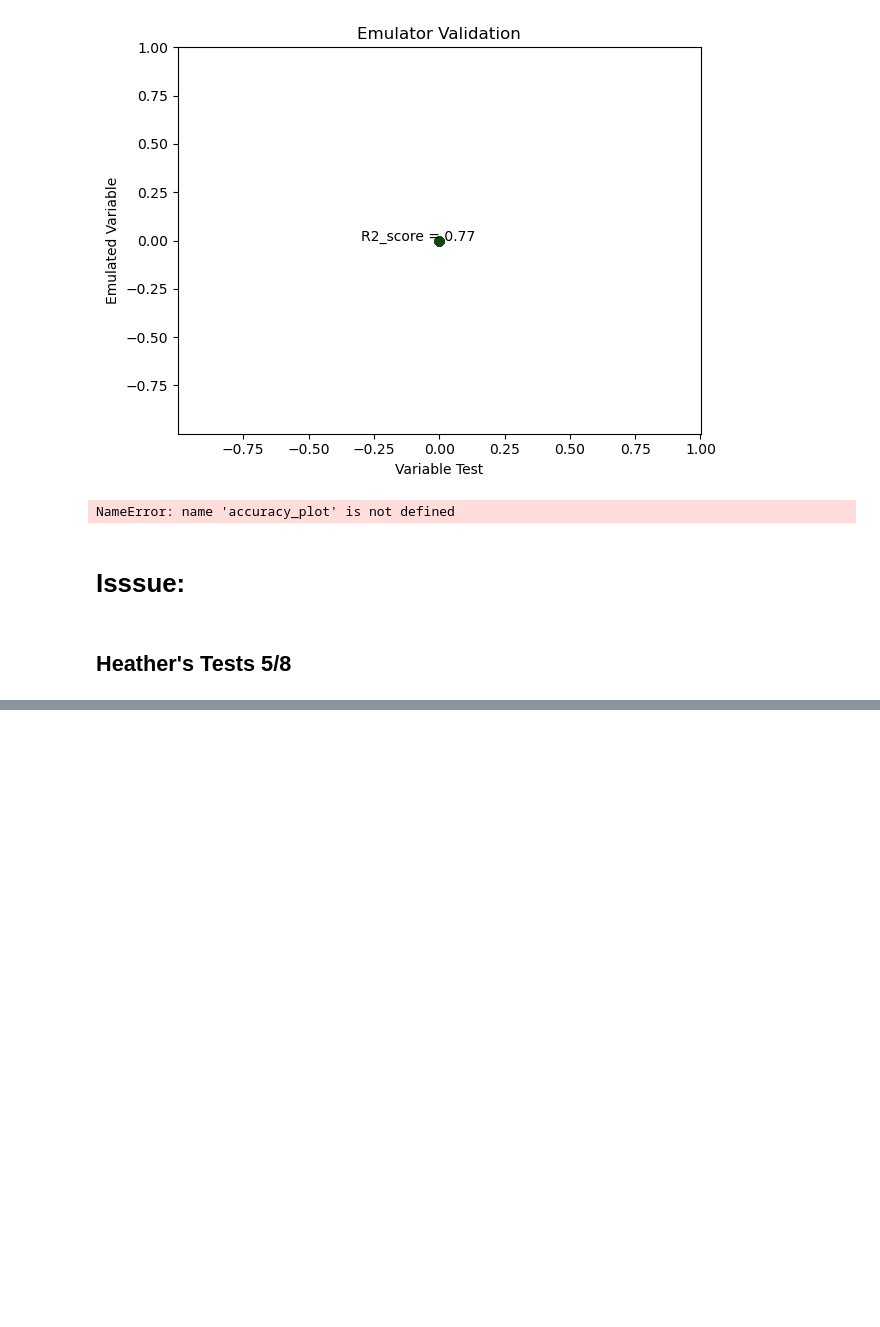
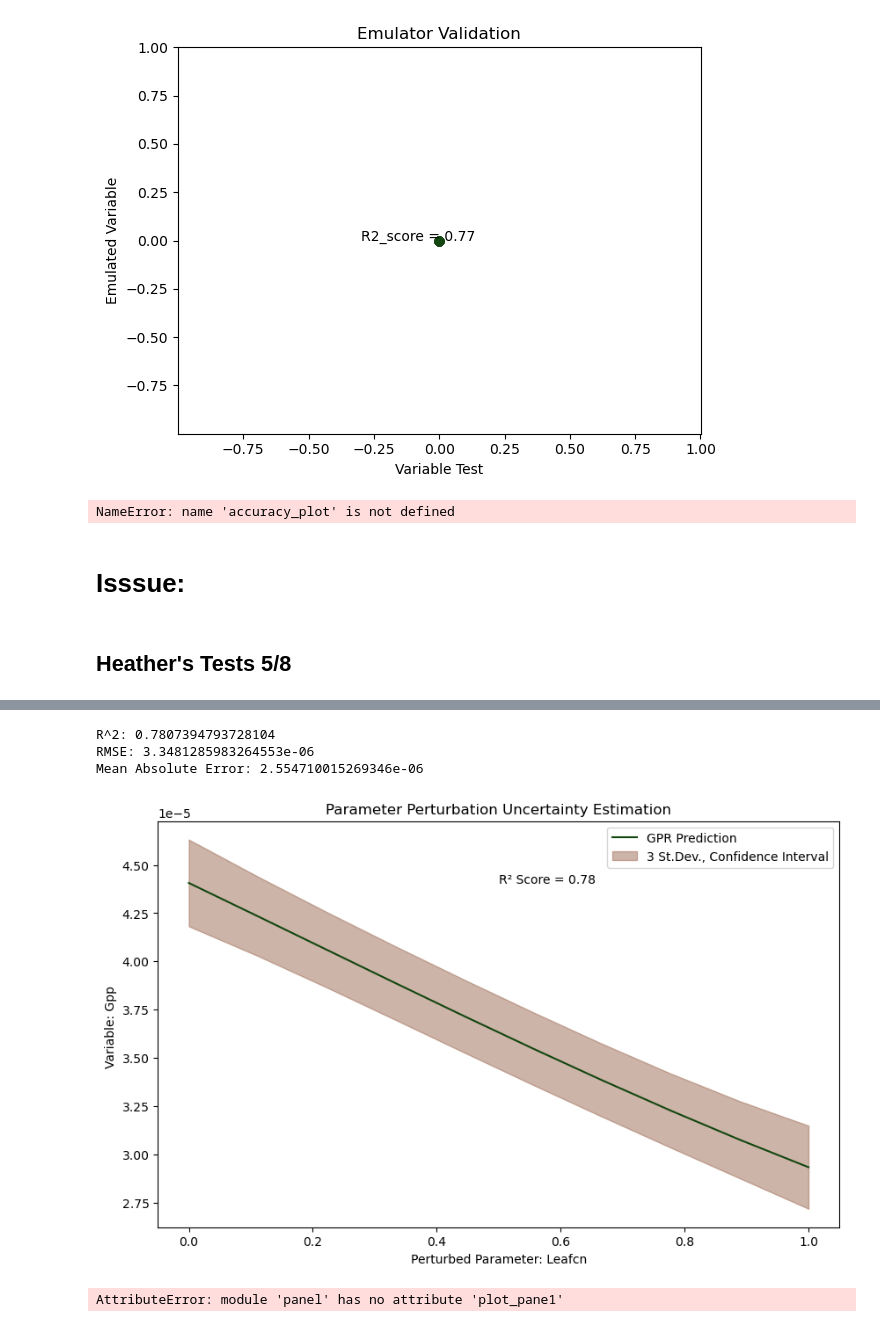
Before and after one commit to GaiaFuture/Prototype, a Jupyter notebook: main_function.ipynb, the cells around one changed output, grey strips where cells are left out. Saved outputs shown, nothing was run; the diff lists cells and outputs as text; code cells hidden in the pictures; blank space fills up the shorter version.

```diff
--- a/main_function.ipynb
+++ b/main_function.ipynb
@@ -416,19 +487,29 @@ dashboard_wrangling("leafcn","LNC")
 # %%
 class Selections(param.Parameterized):
     parameter = param.Selector(objects=['leafcn'])
     variable = param.Selector(objects=['GPP', 'NBP', 'TOTVEGC', 'TLAI', 'EFLX_LH_TOT', 'SOILWATER_10CM', 'QRUNOFF', 'FSR', 'FAREA_BURNED', 'SNOWDP'])
 
     def view(self):
         # Call dashboard_wrangling with the selected parameter and variable
-        plots = dashboard_wrangling(self.parameter, self.variable)
-
-        # Convert Matplotlib figures to Panel objects
-        plot_pane1 = pn.pane.Matplotlib(plots[0])
-        plot_pane2 = pn.pane.Matplotlib(plots[1])
+        plot_pane1 = dashboard_wrangling(self.parameter, self.variable)
 
         # Return a Panel layout containing the converted Panel objects
-        return pn.Column(plot_pane1, plot_pane2)
+        return plot_pane1
+#New test 1
+
+# Create an instance of Selections
+obj = Selections()
+
+# Display the view
+pn.Column(obj.param, obj.view)
+#pn.panel(obj.view)
 
 # Create an instance of Selections and display it using Panel
-obj = Selections()
-pn.Row(obj.param, obj.view).servable()
+#obj = Selections()
+#pn.Row(obj.param, obj.view)
+# %% [output]
+R^2: 0.7807394793728104
+RMSE: 3.3481285983264553e-06
+Mean Absolute Error: 2.554710015269346e-06
+[figure, added]
+AttributeError: module 'panel' has no attribute 'plot_pane1'
```
Also changed, not shown: parts of 5 cells of this notebook.
